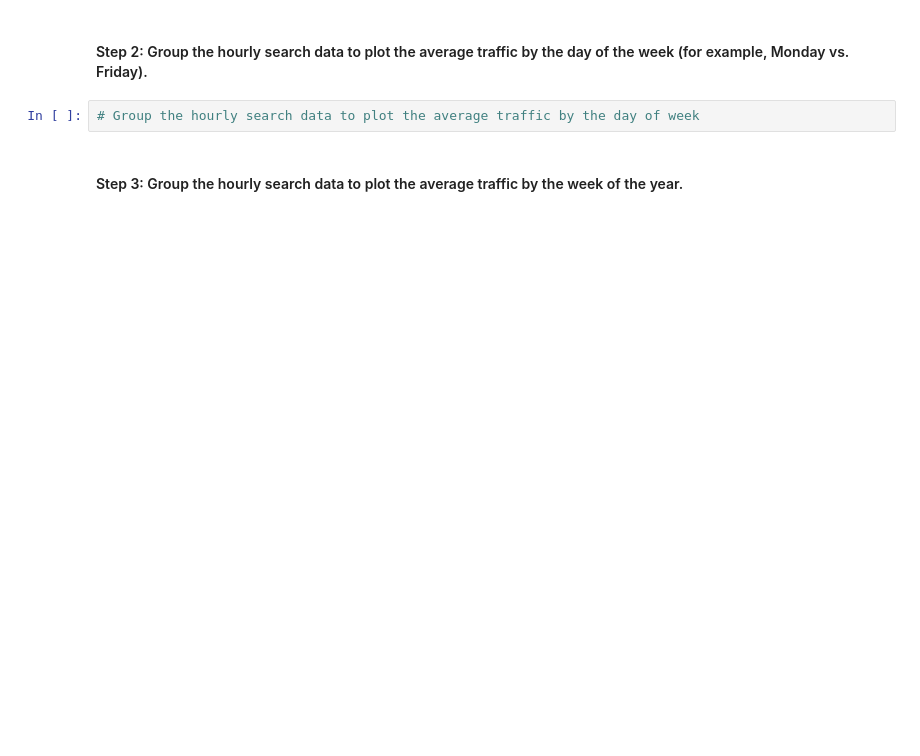
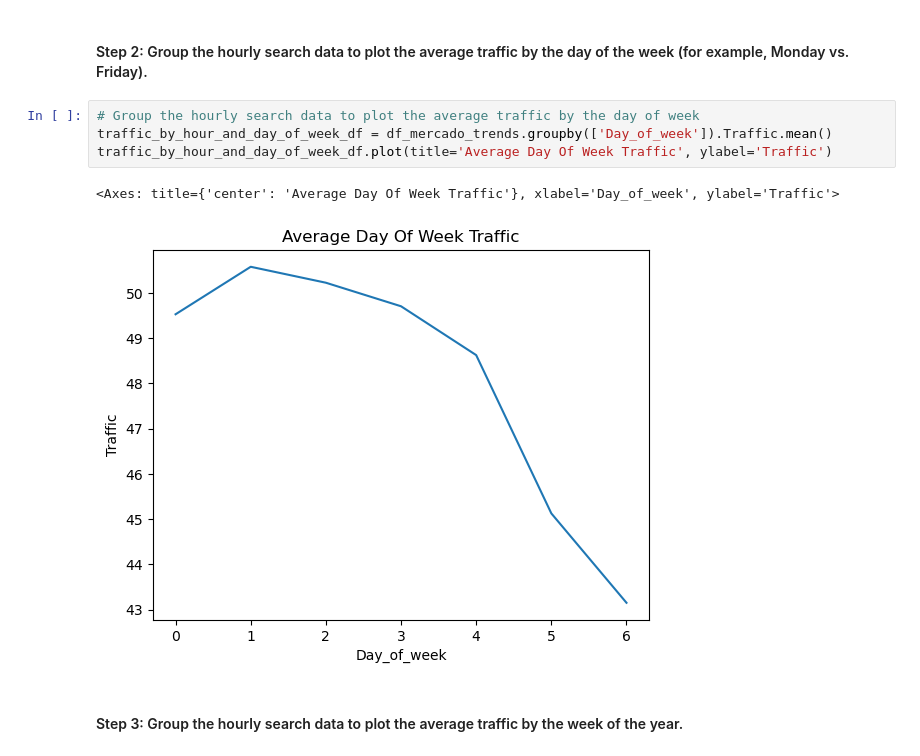
Before and after one commit to tbrown14611/prophet-challenge, a Jupyter notebook: forecasting_net_prophet.ipynb, the cells around one changed output. Cells and saved outputs as stored; diff of their text form; blank space fills up the shorter version.

```diff
--- a/forecasting_net_prophet.ipynb
+++ b/forecasting_net_prophet.ipynb
@@ -160,6 +175,11 @@ To that end, you want to mine the search traffic data for predictable seasonal p
 #### Step 2: Group the hourly search data to plot the average traffic by the day of the week (for example, Monday vs. Friday).
 # %%
 # Group the hourly search data to plot the average traffic by the day of week
+traffic_by_hour_and_day_of_week_df = df_mercado_trends.groupby(['Day_of_week']).Traffic.mean()
+traffic_by_hour_and_day_of_week_df.plot(title='Average Day Of Week Traffic', ylabel='Traffic')
+# %% [output]
+<Axes: title={'center': 'Average Day Of Week Traffic'}, xlabel='Day_of_week', ylabel='Traffic'>
+[figure, added]
 # %% [markdown]
 #### Step 3: Group the hourly search data to plot the average traffic by the week of the year.
 # %%
```
Also changed, not shown: parts of 12 cells of this notebook.
